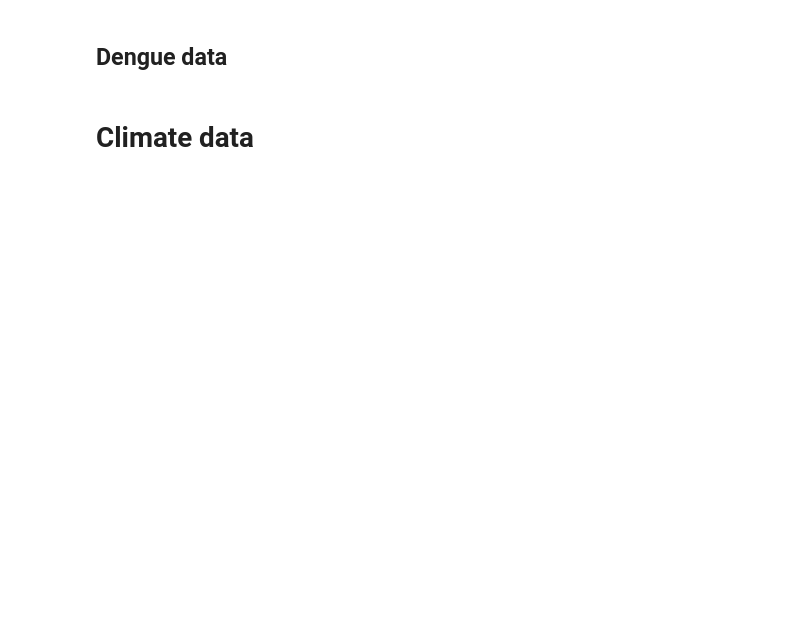
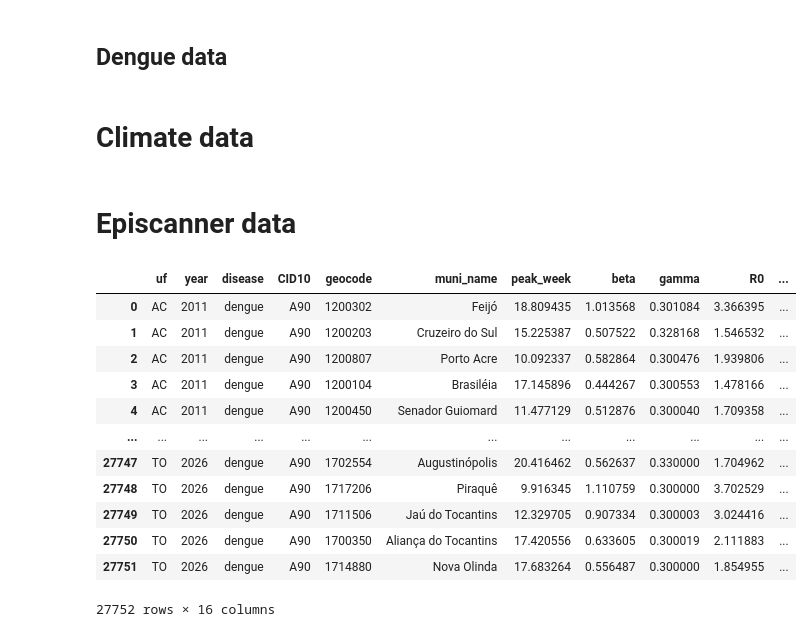
Before and after one commit to InfraMIND-models/3rd_imdc_ifgw_inframind-proteus, a Jupyter notebook: src/prototypes/explore_mosqlimate_data.ipynb, the cells around one changed output. Drawn from its saved outputs; the diff is of its cells as text; code cells hidden in the pictures; blank space fills up the shorter version.

Commit message:
Explore episcanner, ocean temperature and climate forecast data
Also fix more float episcanner variables that could be int

```diff
--- a/src/prototypes/explore_mosqlimate_data.ipynb
+++ b/src/prototypes/explore_mosqlimate_data.ipynb
@@ -153,3 +170,33 @@ fig.add_scatter(
 
 fig.show()
 save_tmp_plotly_fig(fig, f"temp_dispersion_{uf}")
+# %% [markdown]
+# Episcanner data
+# %%
+fpath = Path("../../data/episcanner/episcanner_dengue_2011_2026.csv")
+episcanner_main_df = pd.read_csv(fpath)
+
+episcanner_main_df
+
+# # Convert some variable that were float but should be double - Needed only once, safe to delete
+# df = episcanner_main_df
+#
+# df["year"] = df["year"].astype(int)
+# df["ep_dur"] = df["ep_dur"].astype(int)
+# df["geocode"] = df["geocode"].astype(int)
+#
+# df.to_csv(fpath, index=False)
+# %% [output]
+|  | uf | year | disease | CID10 | geocode | muni_name | peak_week | beta | gamma | R0 | ... |
+| 0 | AC | 2011 | dengue | A90 | 1200302 | Feijó | 18.809435 | 1.013568 | 0.301084 | 3.366395 | ... |
+| 1 | AC | 2011 | dengue | A90 | 1200203 | Cruzeiro do Sul | 15.225387 | 0.507522 | 0.328168 | 1.546532 | ... |
+| 2 | AC | 2011 | dengue | A90 | 1200807 | Porto Acre | 10.092337 | 0.582864 | 0.300476 | 1.939806 | ... |
+| 3 | AC | 2011 | dengue | A90 | 1200104 | Brasiléia | 17.145896 | 0.444267 | 0.300553 | 1.478166 | ... |
+| 4 | AC | 2011 | dengue | A90 | 1200450 | Senador Guiomard | 11.477129 | 0.512876 | 0.300040 | 1.709358 | ... |
+| ... | ... | ... | ... | ... | ... | ... | ... | ... | ... | ... | ... |
+| 27747 | TO | 2026 | dengue | A90 | 1702554 | Augustinópolis | 20.416462 | 0.562637 | 0.330000 | 1.704962 | ... |
+| 27748 | TO | 2026 | dengue | A90 | 1717206 | Piraquê | 9.916345 | 1.110759 | 0.300000 | 3.702529 | ... |
+| 27749 | TO | 2026 | dengue | A90 | 1711506 | Jaú do Tocantins | 12.329705 | 0.907334 | 0.300003 | 3.024416 | ... |
+| 27750 | TO | 2026 | dengue | A90 | 1700350 | Aliança do Tocantins | 17.420556 | 0.633605 | 0.300019 | 2.111883 | ... |
+| 27751 | TO | 2026 | dengue | A90 | 1714880 | Nova Olinda | 17.683264 | 0.556487 | 0.300000 | 1.854955 | ... |
+27752 rows × 16 columns
```
Also changed, not shown: parts of 9 cells of this notebook, 2 other files.
